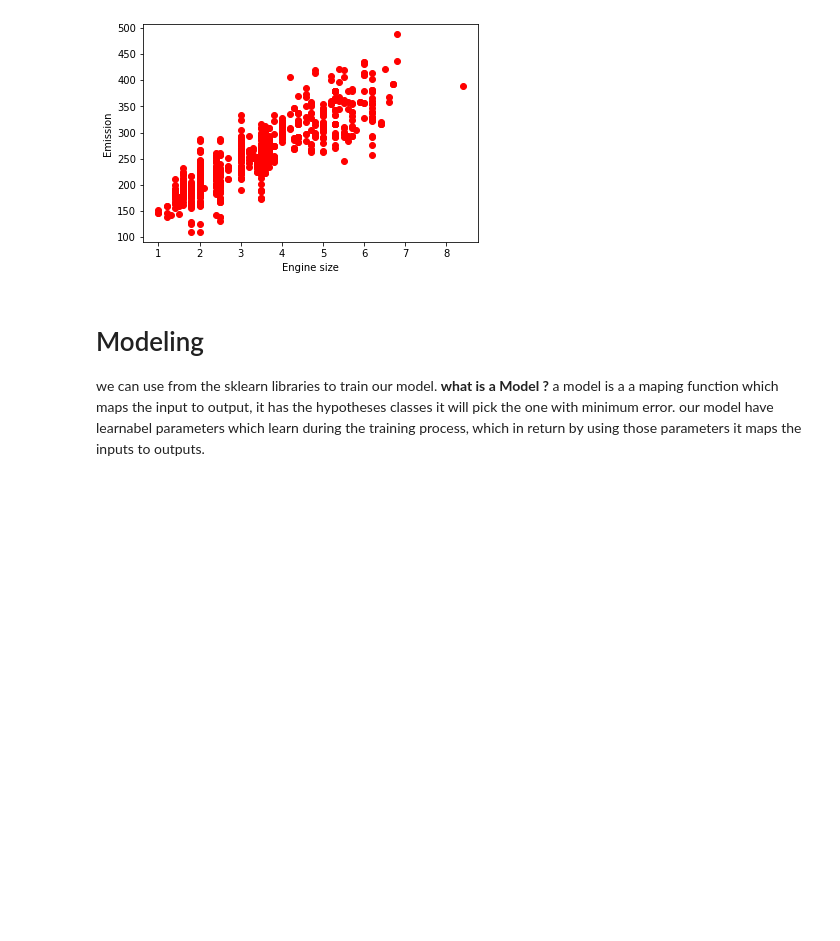
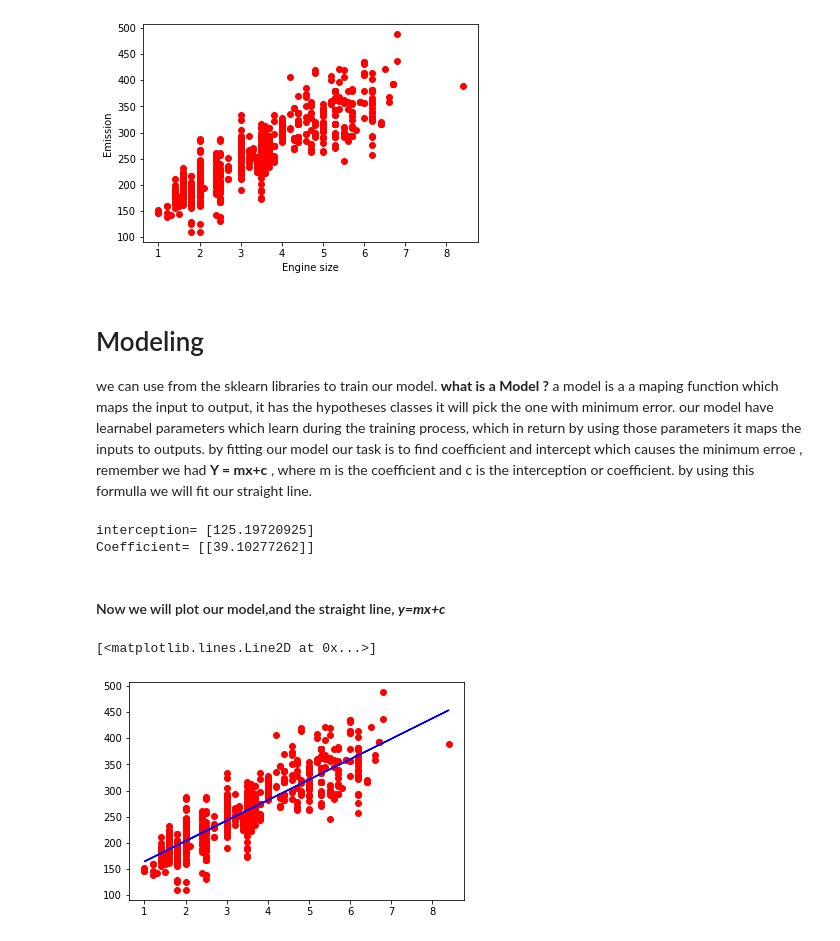
Before and after one commit to Lotfullah21/Machine-Learning, a Jupyter notebook: Regression.ipynb, the cells around one changed output. Drawn from its saved outputs; the diff is of its cells as text; code cells hidden in the pictures; blank space fills up the shorter version.

```diff
--- a/Regression.ipynb
+++ b/Regression.ipynb
@@ -199,3 +211,26 @@ plt.show()
 we can use from the sklearn libraries to train our model.
 **what is a Model ?** a model is a a maping function which maps the input to output, it has the hypotheses classes it will pick the one with minimum error.
 our model have learnabel parameters which learn during the training process, which in return by using those parameters it maps the inputs to outputs.
+by fitting our model our task is to find coefficient and intercept which causes the minimum erroe , remember we had **Y = mx+c** , where m is the coefficient and c is the interception or coefficient. by using this formulla we will fit our straight line.
+# %%
+from sklearn import linear_model
+model = linear_model.LinearRegression()
+train_x = np.asanyarray(train[['ENGINESIZE']])
+train_y = np.asanyarray(train[['CO2EMISSIONS']])
+model.fit(train_x,train_y)
+print('interception=',model.intercept_)
+print('Coefficient=',model.coef_)
+# %% [output]
+interception= [125.19720925]
+Coefficient= [[39.10277262]]
+# %% [markdown]
+#### Now we will plot our model,and the straight line, ***y=mx+c***
+# %%
+plt.scatter(train.ENGINESIZE,train.CO2EMISSIONS,color="red")
+plt.plot(train_x,model.coef_[0][0]*train_x+model.intercept_[0],color = "b")
+# plt.scatter(train.ENGINESIZE,train.CO2EMISSIONS,color = 'red')
+# plt.xlabel("Engine size")
+# plt.ylabel("Emission")
+# %% [output]
+[<matplotlib.lines.Line2D at 0x...>]
+[figure, added]
```
Also changed, not shown: parts of 1 cell of this notebook.
